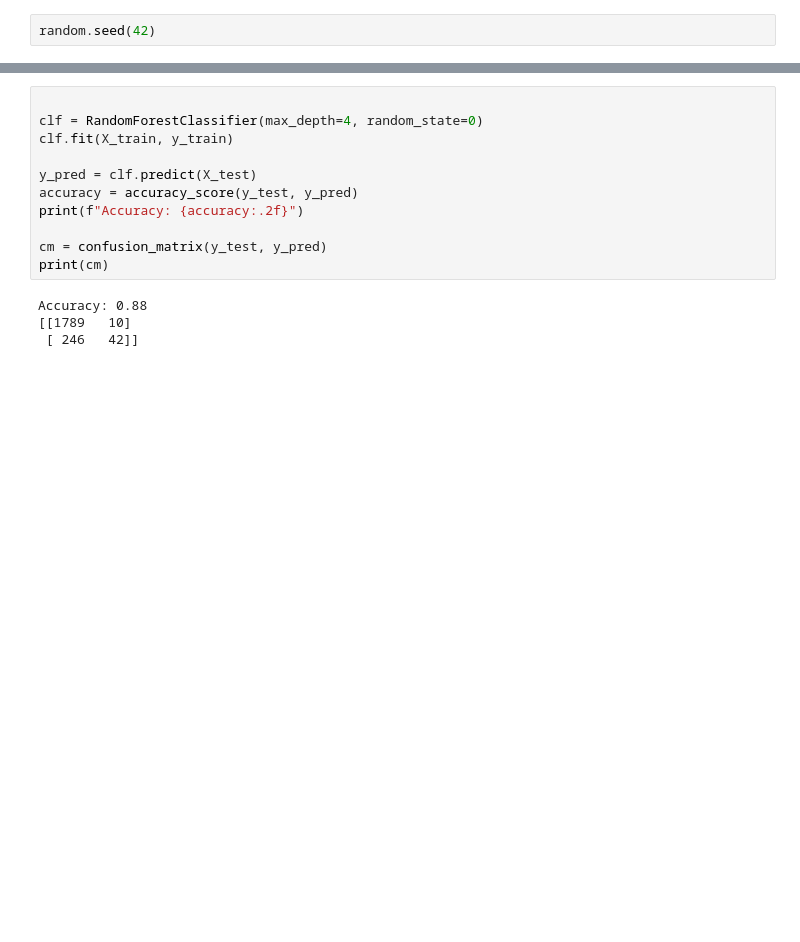
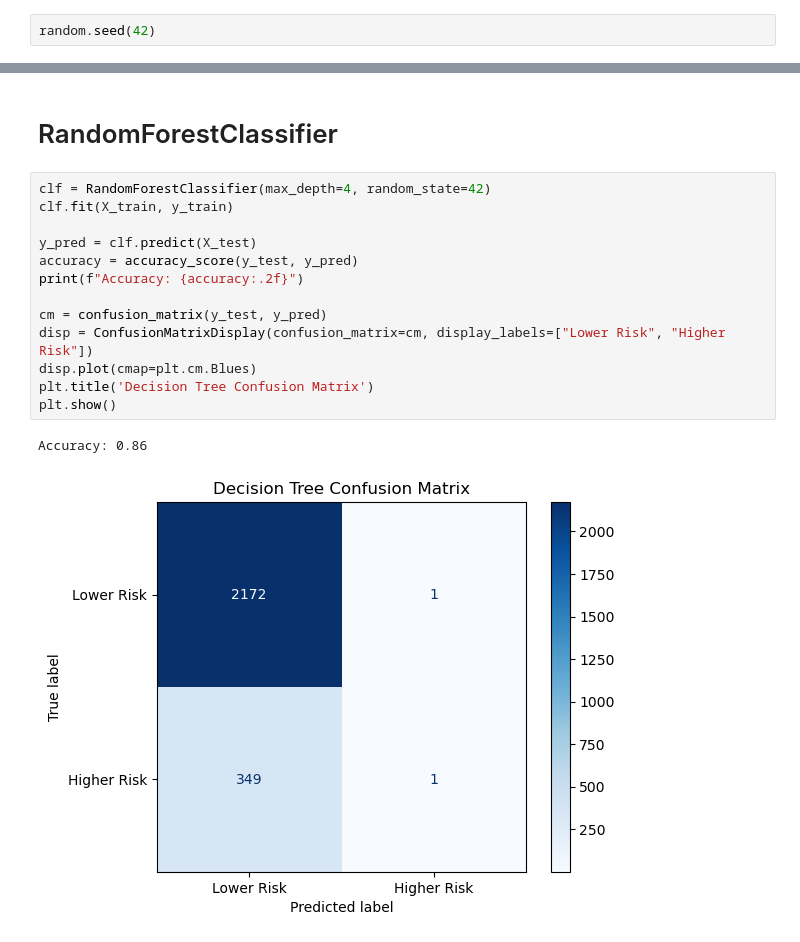
Before and after one commit to pabmevi/roadkill-confold, a Jupyter notebook: statistical_machine_learning.ipynb, the cells around one changed output, grey strips where cells are left out. Cells and saved outputs as stored; diff of their text form; blank space fills up the shorter version.

```diff
--- a/statistical_machine_learning.ipynb
+++ b/statistical_machine_learning.ipynb
@@ -66,15 +61,18 @@ Accuracy: 0.88
+# %% [markdown]
+# RandomForestClassifier
 # %%
-
-clf = RandomForestClassifier(max_depth=4, random_state=0)
+clf = RandomForestClassifier(max_depth=4, random_state=42)
 clf.fit(X_train, y_train)
 
 y_pred = clf.predict(X_test)
 accuracy = accuracy_score(y_test, y_pred)
 print(f"Accuracy: {accuracy:.2f}")
 
 cm = confusion_matrix(y_test, y_pred)
-print(cm)
+disp = ConfusionMatrixDisplay(confusion_matrix=cm, display_labels=["Lower Risk", "Higher Risk"])
+disp.plot(cmap=plt.cm.Blues)
+plt.title('Decision Tree Confusion Matrix')
+plt.show()
 # %% [output]
-Accuracy: 0.88
-[[1789   10]
- [ 246   42]]
+Accuracy: 0.86
+[figure, added]
```
Also changed, not shown: parts of 15 cells of this notebook, 1 other file.
